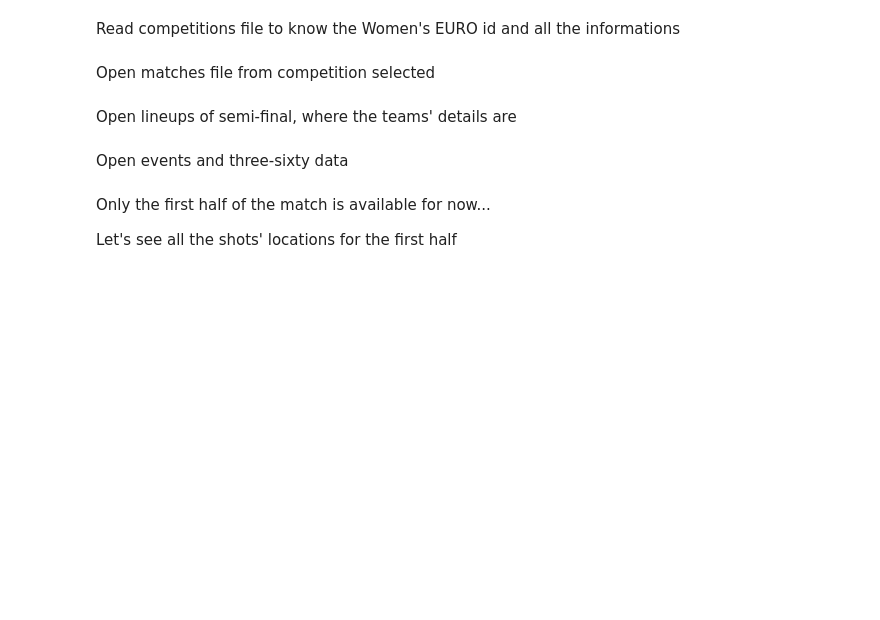
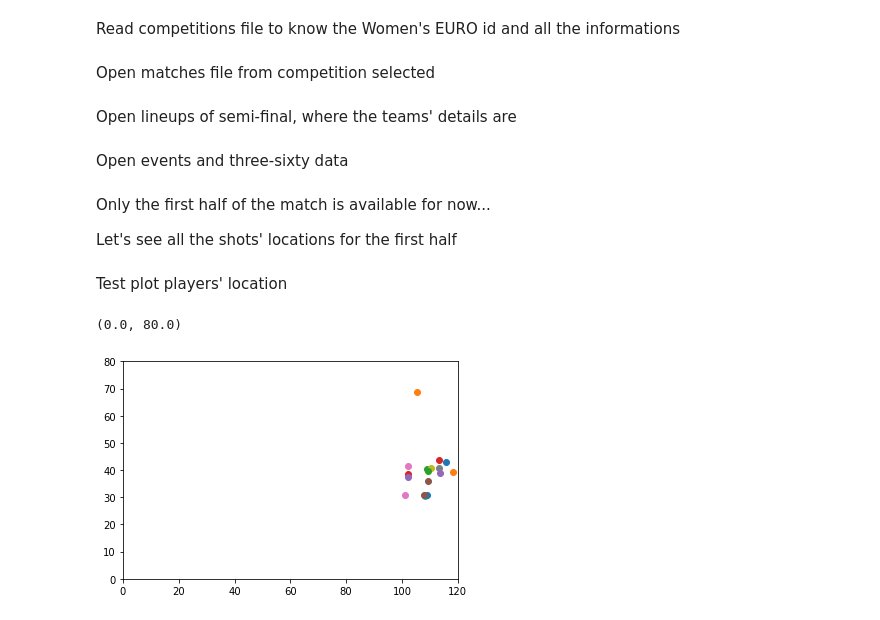
Before and after one commit to claireseceh/StatsBomb, a Jupyter notebook: main.ipynb, the cells around one changed output. Drawn from its saved outputs; the diff is of its cells as text; code cells hidden in the pictures; blank space fills up the shorter version.

Commit message:
plot an example of location for shot

```diff
--- a/main.ipynb
+++ b/main.ipynb
@@ -66,3 +66,14 @@ shots = {}
 for i in range(len(events)):
     if events[i]['type']['name'] == "Shot":
         shots[i] = events[i]
+# %% [markdown]
+Test plot players' location
+# %%
+for i in range(len(shots[147]['shot']['freeze_frame'])):
+    plt.scatter(shots[147]['shot']['freeze_frame'][i]['location'][0], shots[147]['shot']['freeze_frame'][i]['location'][1])
+
+plt.xlim(0,120)
+plt.ylim(0,80)
+# %% [output]
+(0.0, 80.0)
+[figure, added]
```
Also changed, not shown: parts of 1 cell of this notebook.
